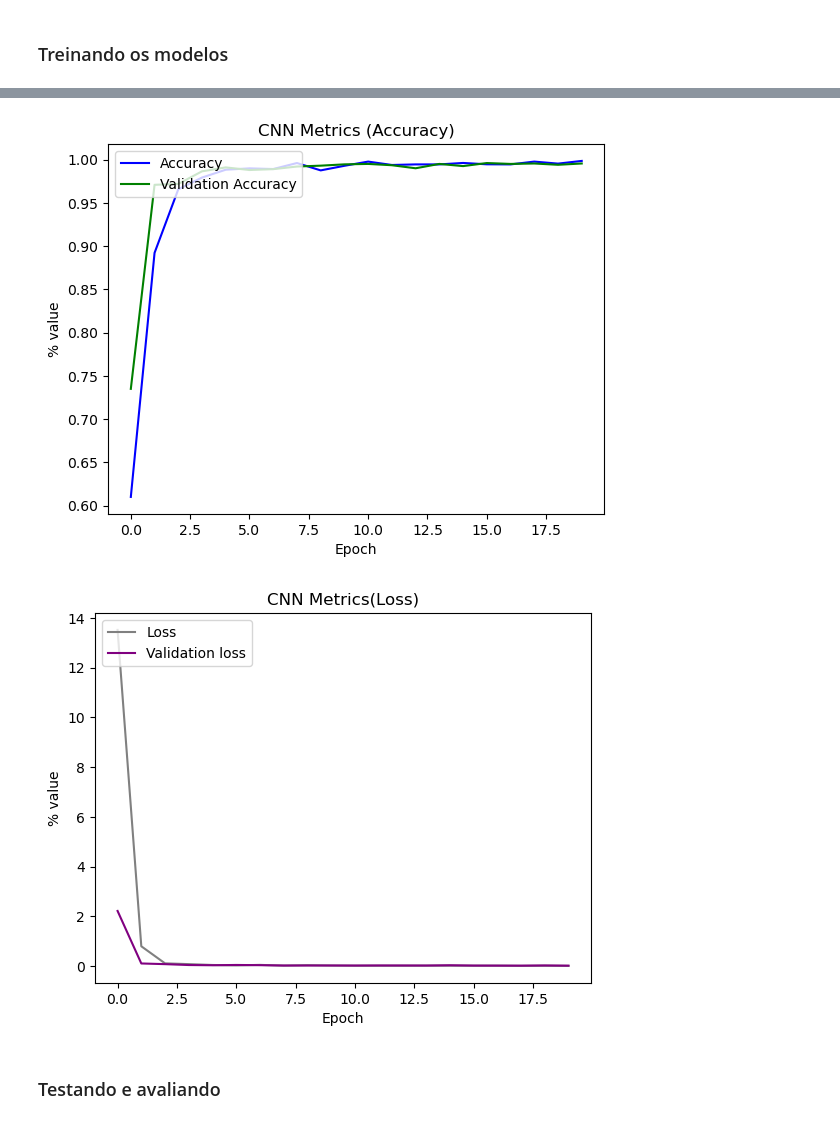
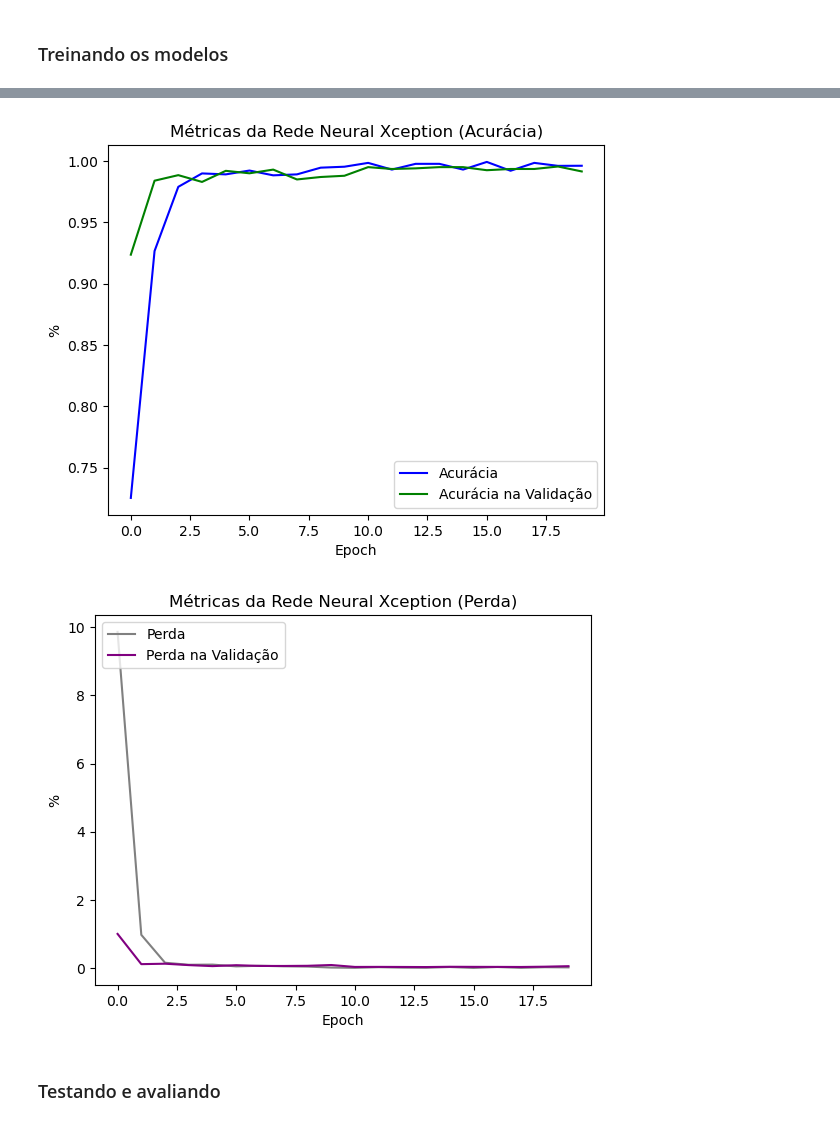
Before and after one commit to d-t-n/quality-inspection-ai-cv-deep-learning, a Jupyter notebook: Model-General-QC-portu-Integrated.ipynb, the cells around one changed output, grey strips where cells are left out. Cells and saved outputs as stored; diff of their text form; code cells hidden in the pictures.

```diff
--- a/Model-General-QC-portu-Integrated.ipynb
+++ b/Model-General-QC-portu-Integrated.ipynb
@@ -405,12 +429,12 @@ historym2 = cnnm2.fit(
     verbose = 1
     )
 # %%
-plt.plot(history.history['accuracy'], color='blue', label='Acurácia'')
-plt.plot(history.history['val_accuracy'], color='green', label='Acurácia na Validação')
-plt.title('Métricas da Rede Neural (Acurácia)')
+plt.plot(historyx.history['accuracy'], color='blue', label='Acurácia')
+plt.plot(historyx.history['val_accuracy'], color='green', label='Acurácia na Validação')
+plt.title('Métricas da Rede Neural Xception (Acurácia)')
 plt.ylabel('%')
 plt.xlabel('Epoch')
 plt.legend(loc="lower right")
 plt.show()
 # %% [output]
-[figure, old version]
+[figure, new version]
@@ -417,10 +465,10 @@ plt.show()
 # %%
-plt.plot(history.history['loss'], color='grey', label='Perda')
-plt.plot(history.history['val_loss'], color='purple', label='Perda na Validação')
-plt.title('Métricas da Rede Neural(Perda)')
+plt.plot(historyx.history['loss'], color='grey', label='Perda')
+plt.plot(historyx.history['val_loss'], color='purple', label='Perda na Validação')
+plt.title('Métricas da Rede Neural Xception (Perda)')
 plt.ylabel('%')
 plt.xlabel('Epoch')
 plt.legend(loc="upper left")
 plt.show()
 # %% [output]
-[figure, old version]
+[figure, new version]
```
Also changed, not shown: parts of 15 cells of this notebook.
